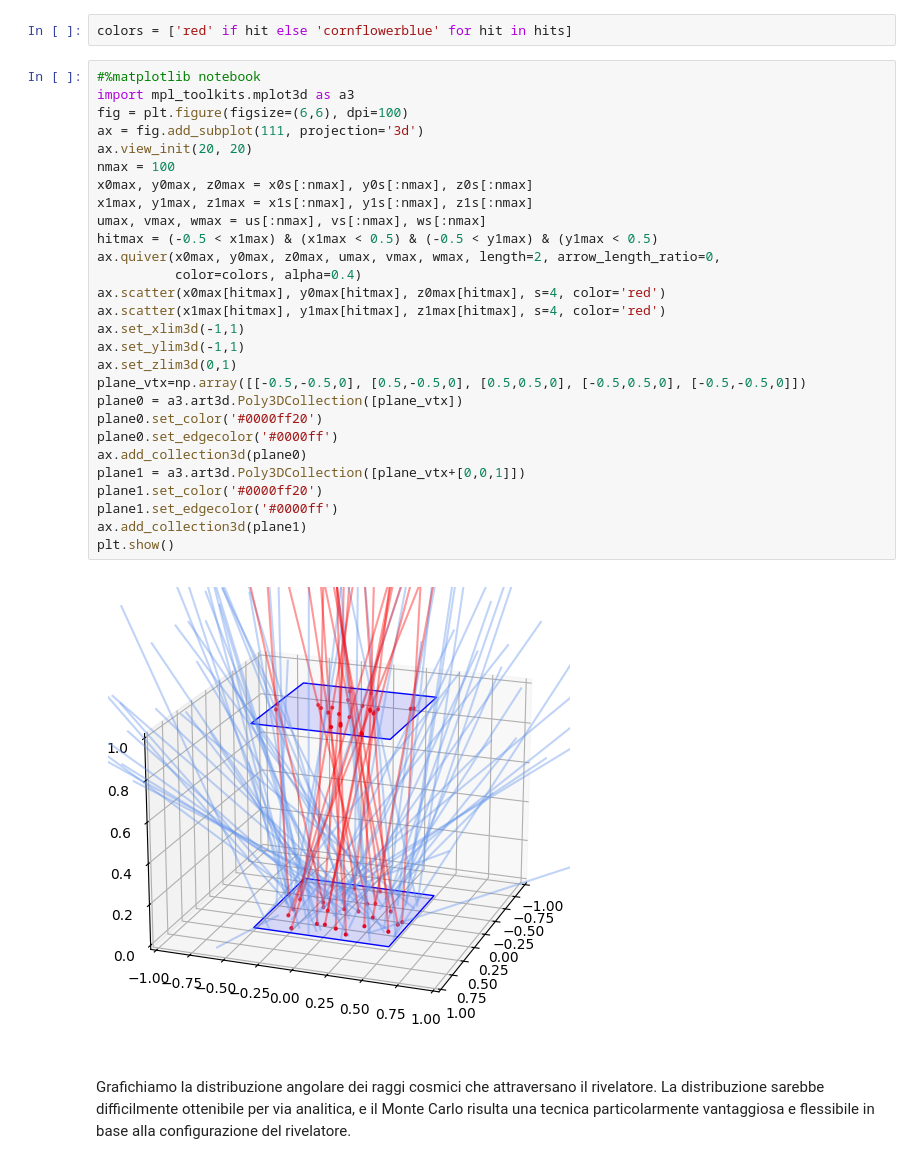
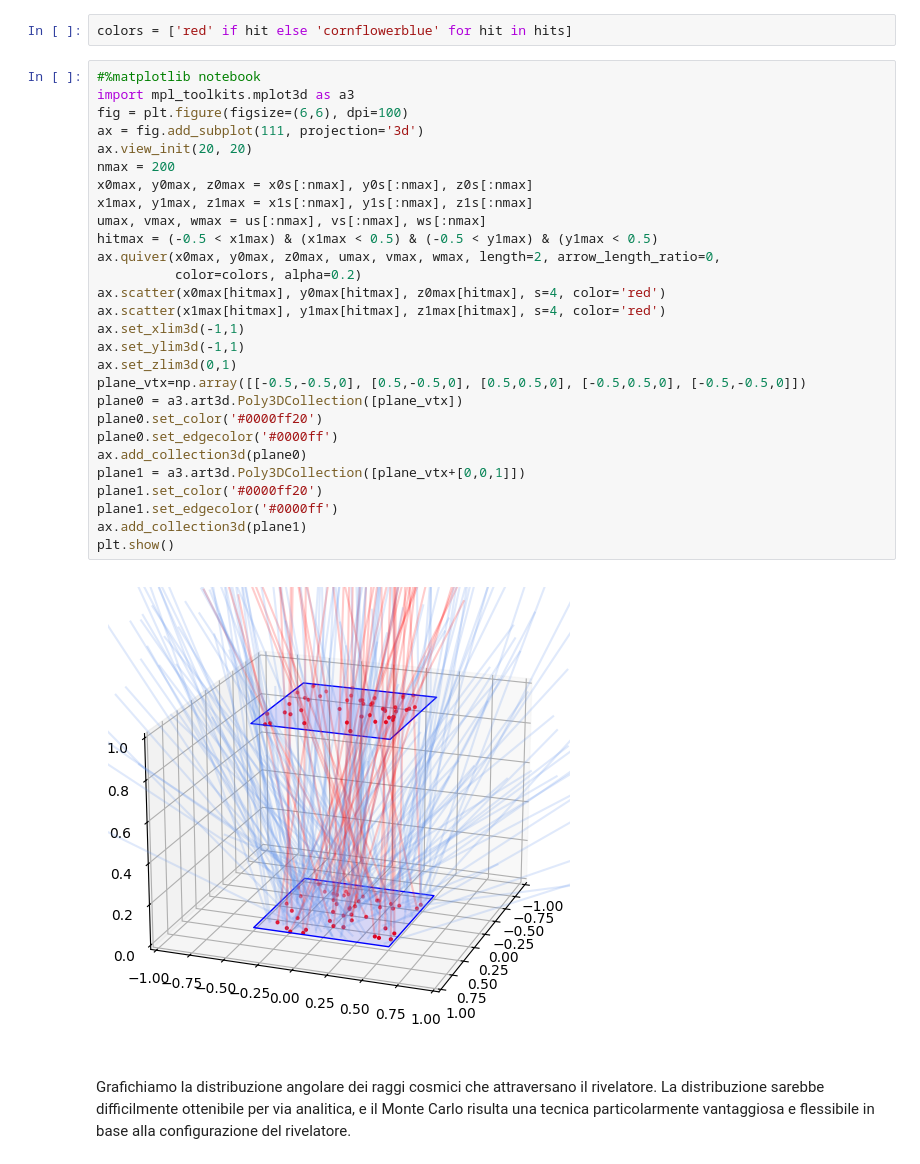
Before and after one commit to lucalista/analisi-dati-2024, a Jupyter notebook: 09.03.00__Generatore_Monte_Carlo_di_raggi_cosmici.ipynb, the cells around one changed output. Saved outputs shown, nothing was run; the diff lists cells and outputs as text.

```diff
--- a/09.03.00__Generatore_Monte_Carlo_di_raggi_cosmici.ipynb
+++ b/09.03.00__Generatore_Monte_Carlo_di_raggi_cosmici.ipynb
@@ -210,33 +210,33 @@ colors = ['red' if hit else 'cornflowerblue' for hit in hits]
 # %%
 #%matplotlib notebook
 import mpl_toolkits.mplot3d as a3
 fig = plt.figure(figsize=(6,6), dpi=100)
 ax = fig.add_subplot(111, projection='3d')
 ax.view_init(20, 20)
-nmax = 100
+nmax = 200
 x0max, y0max, z0max = x0s[:nmax], y0s[:nmax], z0s[:nmax]
 x1max, y1max, z1max = x1s[:nmax], y1s[:nmax], z1s[:nmax]
 umax, vmax, wmax = us[:nmax], vs[:nmax], ws[:nmax]
 hitmax = (-0.5 < x1max) & (x1max < 0.5) & (-0.5 < y1max) & (y1max < 0.5)
 ax.quiver(x0max, y0max, z0max, umax, vmax, wmax, length=2, arrow_length_ratio=0,
-          color=colors, alpha=0.4)
+          color=colors, alpha=0.2)
 ax.scatter(x0max[hitmax], y0max[hitmax], z0max[hitmax], s=4, color='red')
 ax.scatter(x1max[hitmax], y1max[hitmax], z1max[hitmax], s=4, color='red')
 ax.set_xlim3d(-1,1)
 ax.set_ylim3d(-1,1)
 ax.set_zlim3d(0,1)
 plane_vtx=np.array([[-0.5,-0.5,0], [0.5,-0.5,0], [0.5,0.5,0], [-0.5,0.5,0], [-0.5,-0.5,0]])
 plane0 = a3.art3d.Poly3DCollection([plane_vtx])
 plane0.set_color('#0000ff20')
 plane0.set_edgecolor('#0000ff')
 ax.add_collection3d(plane0)
 plane1 = a3.art3d.Poly3DCollection([plane_vtx+[0,0,1]])
 plane1.set_color('#0000ff20')
 plane1.set_edgecolor('#0000ff')
 ax.add_collection3d(plane1)
 plt.show()
 # %% [output]
-[figure, old version]
+[figure, new version]
 # %% [markdown]
 Grafichiamo la distribuzione angolare dei raggi cosmici che attraversano il rivelatore.
 La distribuzione sarebbe difficilmente ottenibile per via analitica, e il Monte Carlo risulta una tecnica particolarmente vantaggiosa e flessibile in base alla configurazione del rivelatore.
```
Also changed, not shown: parts of 9 cells of this notebook.
